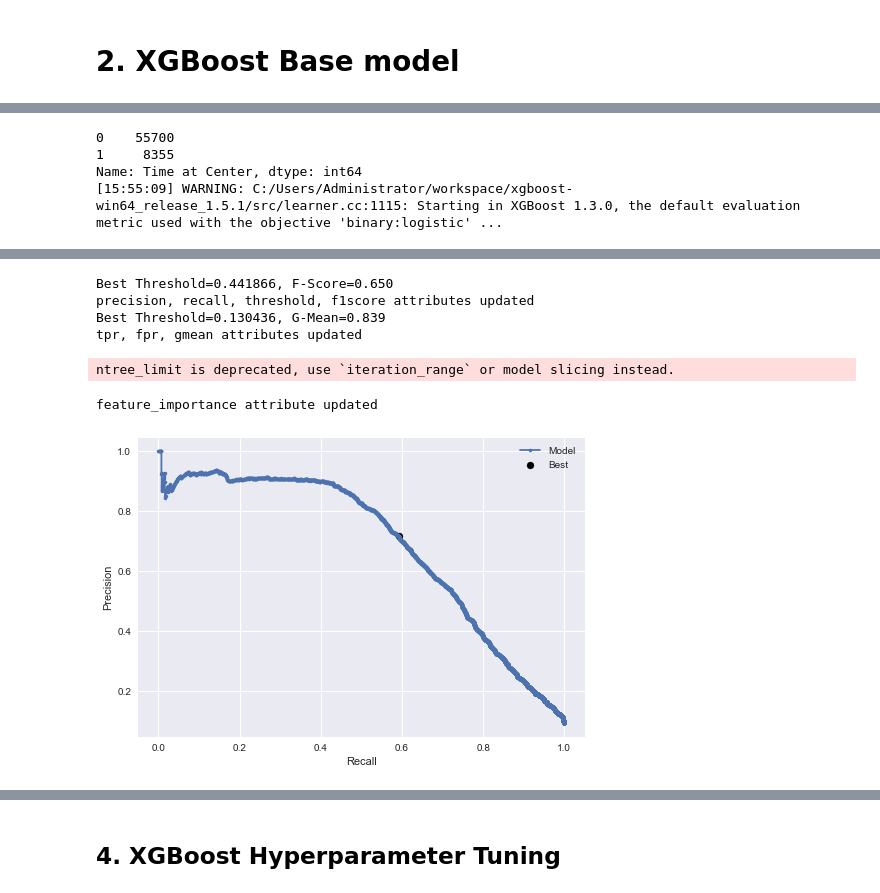
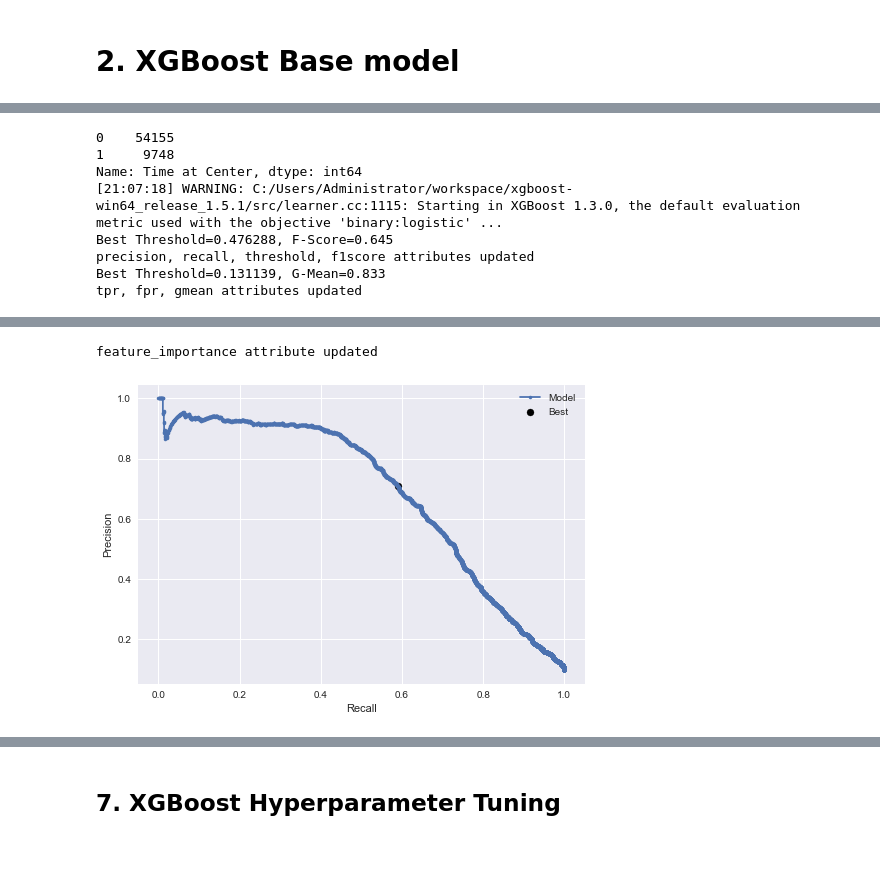
Before and after one commit to InciteG/austin-animal-shelter, a Jupyter notebook: notebooks/3. Model Testing & Results.ipynb, the cells around one changed output, grey strips where cells are left out. Cells and saved outputs as stored; diff of their text form; code cells hidden in the pictures; blank space fills up the shorter version.

Commit message:
update model and logs

```diff
--- a/notebooks/3. Model Testing & Results.ipynb
+++ b/notebooks/3. Model Testing & Results.ipynb
@@ -12,5 +15,9 @@ from modelclass import ModelTrainer
 3. XGB Classifier Resample
 4. XGB Hyperparameter Tuning
+# %%
+feat_eng1= r'..\data\feature1.csv'
+feat_eng2= r'..\data\feature2.csv'
+feat_eng3=r'..\data\feature3.csv'
 # %% [markdown]
 ## 1. Logit
 # %%
@@ -102,10 +350,14 @@ xgbm.feature_importance[['Feature','SHAP']].sort_values(by='SHAP',ascending=True
 # %%
-xgbm =ModelTrainer(model='xgb',over_samp='smote',under_samp='random',over_weight=.12,under_weight=.15)
+xgbm =ModelTrainer(model='xgb',data_loc=feat_eng1,over_samp='smote',under_samp='random',over_weight=.14,under_weight=.18)
 xgbm.base_run()
 xgbm.plot_precision_recall_curve()
 xgbm.log
 # %% [output]
-0    55700
-1     8355
+0    54155
+1     9748
 Name: Time at Center, dtype: int64
-[15:55:09] WARNING: C:/Users/Administrator/workspace/xgboost-win64_release_1.5.1/src/learner.cc:1115: Starting in XGBoost 1.3.0, the default evaluation metric used with the objective 'binary:logistic' ...
+[21:07:18] WARNING: C:/Users/Administrator/workspace/xgboost-win64_release_1.5.1/src/learner.cc:1115: Starting in XGBoost 1.3.0, the default evaluation metric used with the objective 'binary:logistic' ...
+Best Threshold=0.476288, F-Score=0.645
+precision, recall, threshold, f1score attributes updated
+Best Threshold=0.131139, G-Mean=0.833
+tpr, fpr, gmean attributes updated
@@ -113,8 +365,3 @@ The use of label encoder in XGBClassifier is deprecated and will be removed in a
-Best Threshold=0.441866, F-Score=0.650
-precision, recall, threshold, f1score attributes updated
-Best Threshold=0.130436, G-Mean=0.839
-tpr, fpr, gmean attributes updated
+feature_importance attribute updated
-ntree_limit is deprecated, use `iteration_range` or model slicing instead.
-feature_importance attribute updated
-[figure, old version]
+[figure, new version]
 |  | Name | ModelType | F1 | PR-AUC | G-mean | ROC-AUC | PRThreshold | ROCThreshold | LogTime |
@@ -123,2 +376,2 @@ feature_importance attribute updated
 # %% [markdown]
-## 4. XGBoost Hyperparameter Tuning
+## 7. XGBoost Hyperparameter Tuning
```
Also changed, not shown: parts of 38 cells of this notebook, 24 other files.
